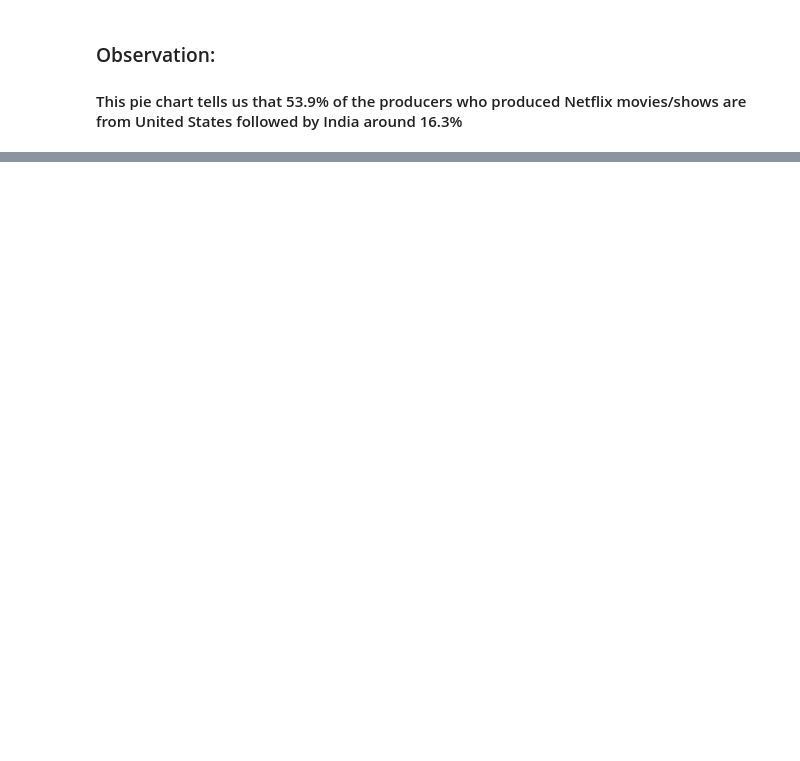
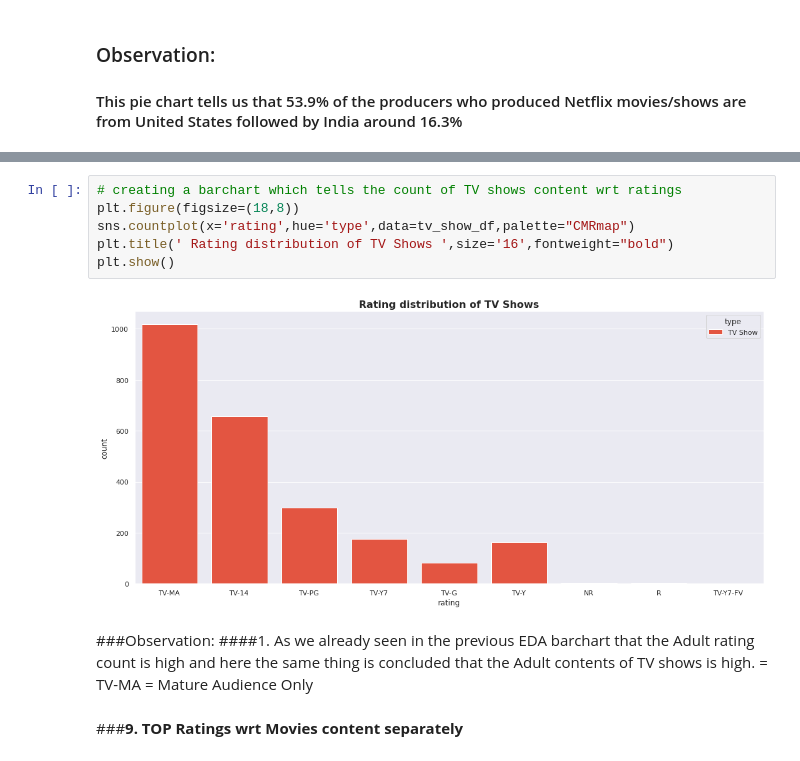
Before and after one commit to navinsambari123/NetFlix-Movies-and-TV-Shows-Clustering, a Jupyter notebook: Github_Netflix_Movies_and_TV_Shows_Clustering.ipynb, the cells around one changed output, grey strips where cells are left out. Saved outputs shown, nothing was run; the diff lists cells and outputs as text; blank space fills up the shorter version.

```diff
--- a/Github_Netflix_Movies_and_TV_Shows_Clustering.ipynb
+++ b/Github_Netflix_Movies_and_TV_Shows_Clustering.ipynb
@@ -534,0 +750,13 @@ fig.show()
+# %%
+# creating a barchart which tells the count of TV shows content wrt ratings
+plt.figure(figsize=(18,8))
+sns.countplot(x='rating',hue='type',data=tv_show_df,palette="CMRmap")
+plt.title(' Rating distribution of TV Shows ',size='16',fontweight="bold")
+plt.show()
+# %% [output]
+[figure, added]
+# %% [markdown]
+###Observation:
+####1. As we already seen in the previous EDA barchart that the Adult rating count is high and here the same thing is concluded that the Adult contents of TV shows is high. = TV-MA = Mature Audience Only
+# %% [markdown]
+###**9. TOP Ratings wrt Movies content separately**
```
Also changed, not shown: parts of 31 cells of this notebook.
